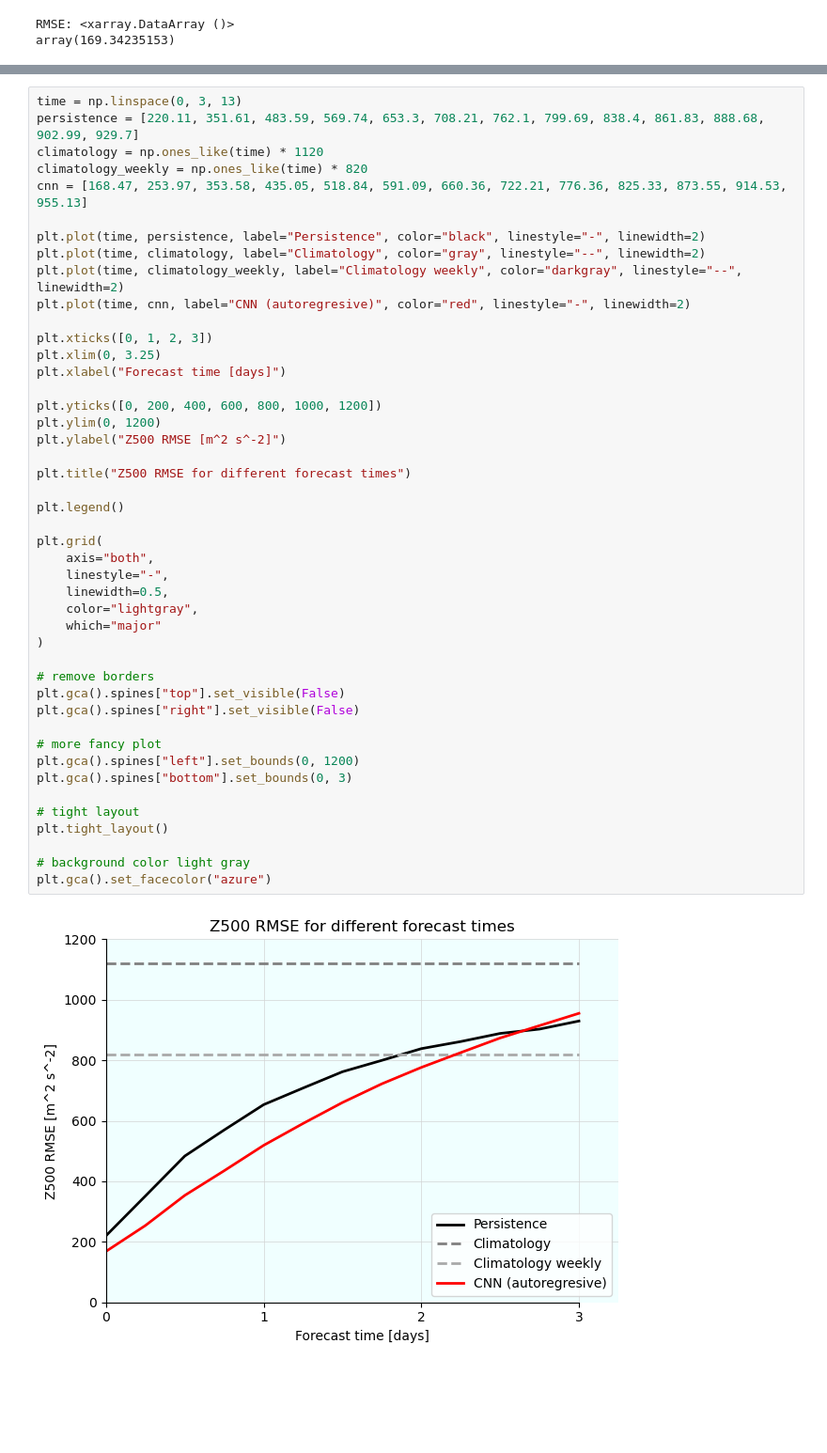
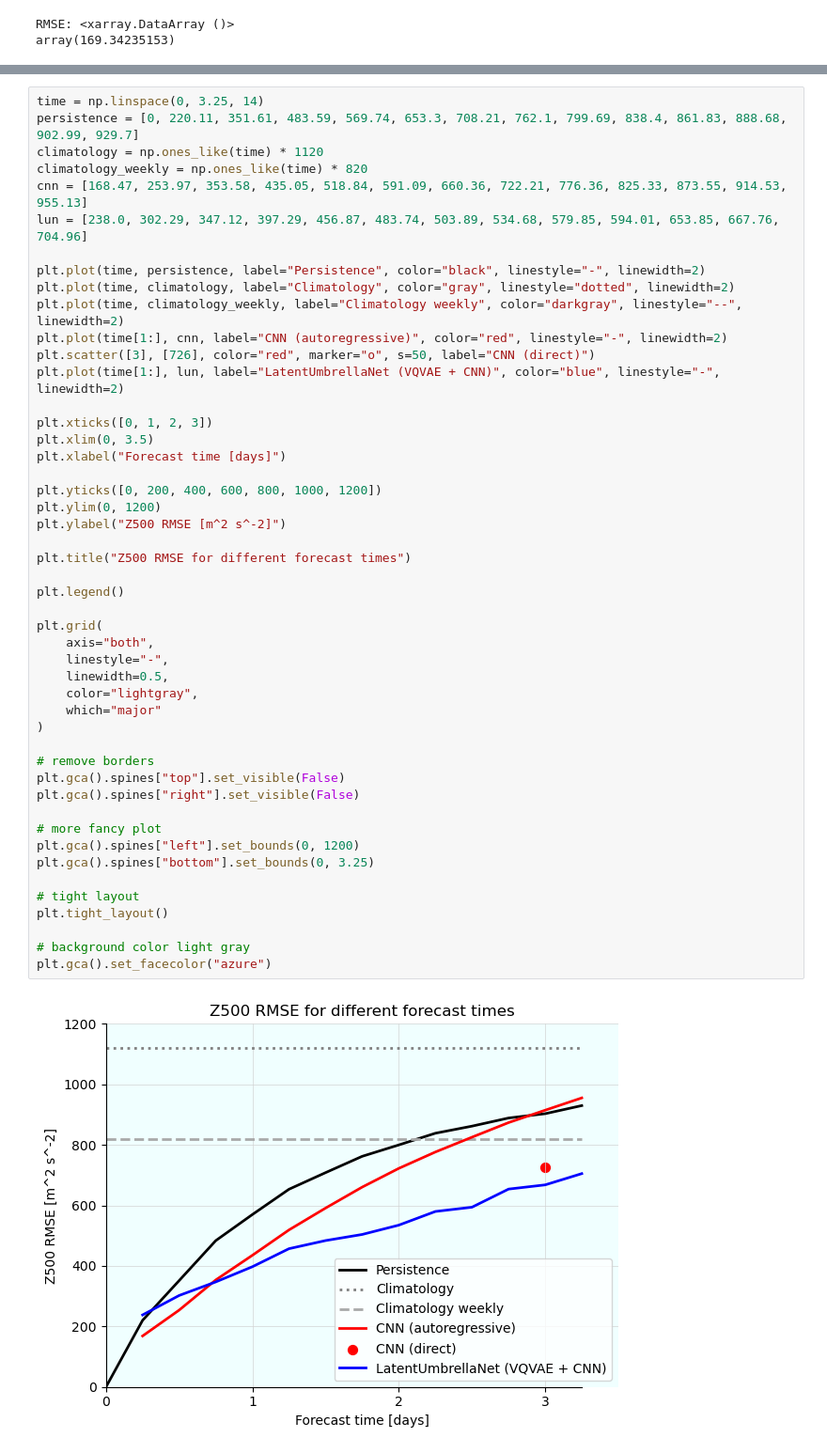
Before and after one commit to HendricSch/LatentUmbrellaNet, a Jupyter notebook: baseline_network.ipynb, the cells around one changed output, grey strips where cells are left out. Shown at 94% size. Drawn from its saved outputs; the diff is of its cells as text; blank space fills up the shorter version.

```diff
--- a/baseline_network.ipynb
+++ b/baseline_network.ipynb
@@ -329,47 +359,50 @@ array(955.13490173)
 # %%
-time = np.linspace(0, 3, 13)
-persistence = [220.11, 351.61, 483.59, 569.74, 653.3, 708.21, 762.1, 799.69, 838.4, 861.83, 888.68, 902.99, 929.7]
+time = np.linspace(0, 3.25, 14)
+persistence = [0, 220.11, 351.61, 483.59, 569.74, 653.3, 708.21, 762.1, 799.69, 838.4, 861.83, 888.68, 902.99, 929.7]
 climatology = np.ones_like(time) * 1120
 climatology_weekly = np.ones_like(time) * 820
 cnn = [168.47, 253.97, 353.58, 435.05, 518.84, 591.09, 660.36, 722.21, 776.36, 825.33, 873.55, 914.53, 955.13]
+lun = [238.0, 302.29, 347.12, 397.29, 456.87, 483.74, 503.89, 534.68, 579.85, 594.01, 653.85, 667.76, 704.96]
 
 plt.plot(time, persistence, label="Persistence", color="black", linestyle="-", linewidth=2)
-plt.plot(time, climatology, label="Climatology", color="gray", linestyle="--", linewidth=2)
+plt.plot(time, climatology, label="Climatology", color="gray", linestyle="dotted", linewidth=2)
 plt.plot(time, climatology_weekly, label="Climatology weekly", color="darkgray", linestyle="--", linewidth=2)
-plt.plot(time, cnn, label="CNN (autoregresive)", color="red", linestyle="-", linewidth=2)
+plt.plot(time[1:], cnn, label="CNN (autoregressive)", color="red", linestyle="-", linewidth=2)
+plt.scatter([3], [726], color="red", marker="o", s=50, label="CNN (direct)")
+plt.plot(time[1:], lun, label="LatentUmbrellaNet (VQVAE + CNN)", color="blue", linestyle="-", linewidth=2)
 
 plt.xticks([0, 1, 2, 3])
-plt.xlim(0, 3.25)
+plt.xlim(0, 3.5)
 plt.xlabel("Forecast time [days]")
 
 plt.yticks([0, 200, 400, 600, 800, 1000, 1200])
 plt.ylim(0, 1200)
 plt.ylabel("Z500 RMSE [m^2 s^-2]")
 
 plt.title("Z500 RMSE for different forecast times")
 
 plt.legend()
 
 plt.grid(
     axis="both",
     linestyle="-",
     linewidth=0.5,
     color="lightgray",
     which="major"
 )
 
 # remove borders
 plt.gca().spines["top"].set_visible(False)
 plt.gca().spines["right"].set_visible(False)
 
 # more fancy plot
 plt.gca().spines["left"].set_bounds(0, 1200)
-plt.gca().spines["bottom"].set_bounds(0, 3)
+plt.gca().spines["bottom"].set_bounds(0, 3.25)
 
 # tight layout
 plt.tight_layout()
 
 # background color light gray
 plt.gca().set_facecolor("azure")
 # %% [output]
-[figure, old version]
+[figure, new version]
```
Also changed, not shown: parts of 6 cells of this notebook, 3 other files.
